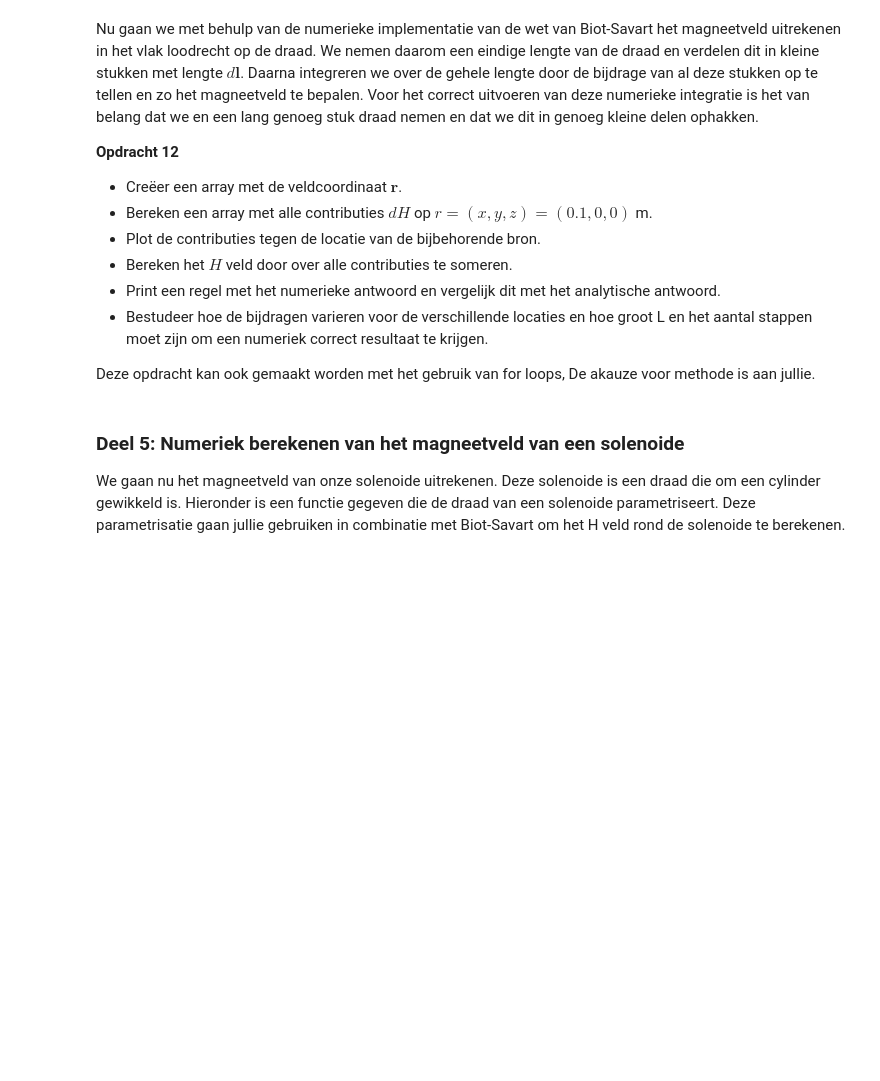
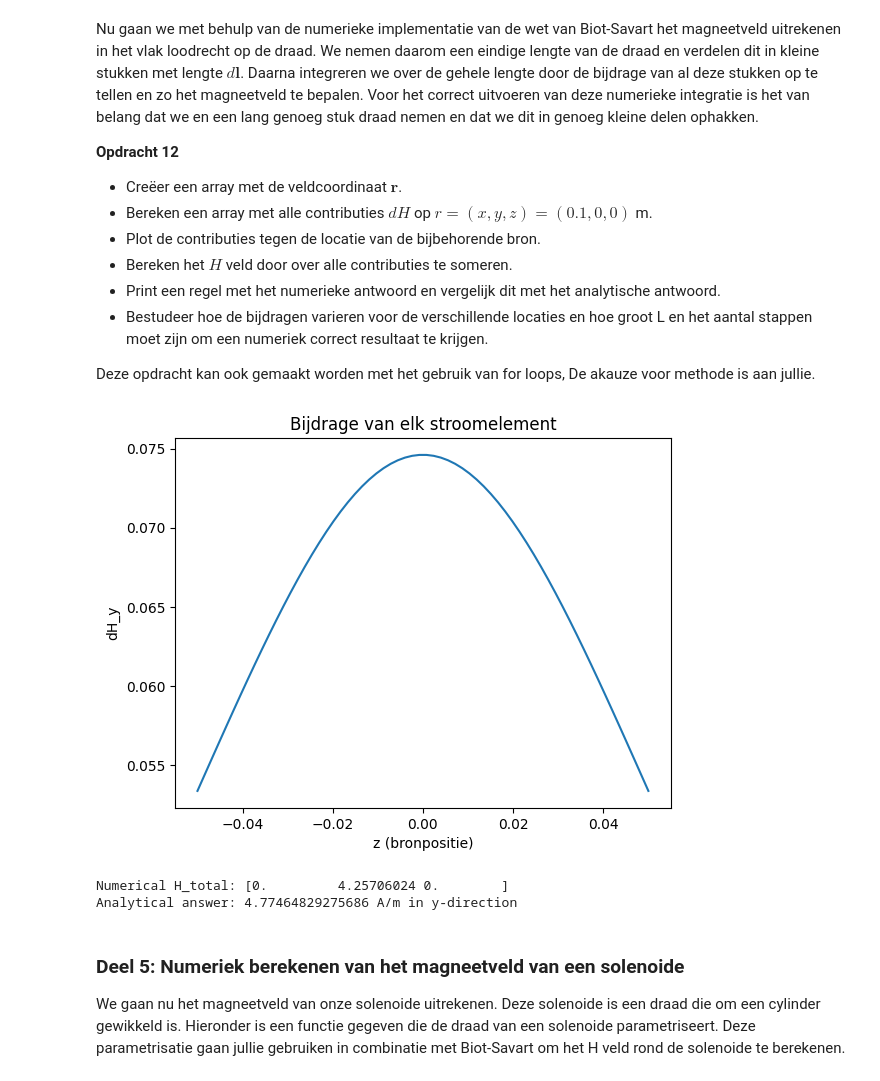
Before and after one commit to lwilt-dot/opdrachten-DEF-D, a Jupyter notebook: 2KrachtactuatorOpdracht/KrachtactuatorOpdracht.ipynb, the cells around one changed output. Cells and saved outputs as stored; diff of their text form; code cells hidden in the pictures; blank space fills up the shorter version.

```diff
--- a/2KrachtactuatorOpdracht/KrachtactuatorOpdracht.ipynb
+++ b/2KrachtactuatorOpdracht/KrachtactuatorOpdracht.ipynb
@@ -388,19 +394,20 @@ De functie moet het magneetveld van een lijnelement $d\mathbf{l}$ berekenen. Geb
 
 Bereken met deze functie alle componenten van het magneetveld voor een veldpositie op $x=0.1$ m voor een stroombronelement in de oorsprong met een stroom van 6 A een lengte van $d\mathbf{l}$ gelijk aan $L/64$. Print het analytische en numerieke antwoord naar de command line en controleer dat het magneetveld gelijk is aan $\mathbf{H} =  0.00746 \hat{\mathbf{y}}$ A/m is.
 # %%
-dl=np.array([0, 0, L_draad/64])
-r_field=np.array([0.1, 0, 0])
-r_source=np.array([0, 0, 0])
+import numpy as np
+
+L_draad = 0.1
+dl=np.array([0, 0, L_draad/64]) # dl is the vector of the length of the current element
+r_field=np.array([0.1, 0, 0]) # r_field are coordinates at which we want to calculate the field
+r_source=np.array([0, 0, 0]) # r_source are coordinates of the current source
 I = 6
-L_draad = 0.1
-
 
 def field_current_element(r_field, r_source, dl):
-    # r_field are coordinates at which we want to calculate the field
-    # r_source are coordinates of the current source
-    # dl is the vector of the length of the current element
-    # Gebruik np.cross om het uitproduct te berekenen
+    r = r_field - r_source
+    r_mag = np.linalg.norm(r) # geeft de afstand r als magnitude
+    dH = (I * np.cross(dl, r)) / (4 * np.pi * r_mag**3) # Gebruik np.cross om het uitproduct te berekenen
     return dH
+
 analytical_answer=(I/4/np.pi)*(L_draad/64)/np.sum((r_field-r_source)**2) # een veld elementje.
 print('The analytical answer is ' + str(analytical_answer) + ' A/m in the y-direction')
 
@@ -422,7 +430,48 @@ Deze opdracht kan ook gemaakt worden met het gebruik van for loops, De akauze vo
 # %%
 ###
 ###Jullie code hier###
 ###
+import numpy as np
+import matplotlib.pyplot as plt
+
+I = 6
+L_draad = 0.1
+N = 64
+r_field = np.array([0.1,0,0])
+dl = np.array([0, 0, L_draad/N])
+
+# discretize wire
+z_bron = np.linspace(-L_draad/2, L_draad/2, N)
+
+# function for Biot-Savart contribution
+def field_current_element(r, dl):
+    r_mag = np.linalg.norm(r)
+    dH = (I * np.cross(dl, r)) / (4 * np.pi * r_mag**3)
+    return dH
+
+# calculate all contributions
+dH_contributies = np.zeros((N, 3))
+for i in range(N):
+    r_source = np.array([0, 0, z_bron[i]])
+    r = r_field - r_source
+    dH_contributies[i] = field_current_element(r, dl)
+
+# plot contributions
+plt.plot(z_bron, dH_contributies[:,1])
+plt.xlabel("z (bronpositie)")
+plt.ylabel("dH_y")
+plt.title("Bijdrage van elk stroomelement")
+plt.show()
+
+# numerical vs. analytical
+H_total = np.sum(dH_contributies, axis=0)
+print("Numerical H_total:", H_total)
+analytical_answer = (I / (4 * np.pi)) * (L_draad / np.linalg.norm(r_field)**2)
+print("Analytical answer:", analytical_answer, "A/m in y-direction")
+# %% [output]
+[figure, added]
+Numerical H_total: [0.         4.25706024 0.        ]
+Analytical answer: 4.77464829275686 A/m in y-direction
 # %% [markdown]
 ### Deel 5: Numeriek berekenen van het magneetveld van een solenoide
 
```
Also changed, not shown: parts of 7 cells of this notebook.
